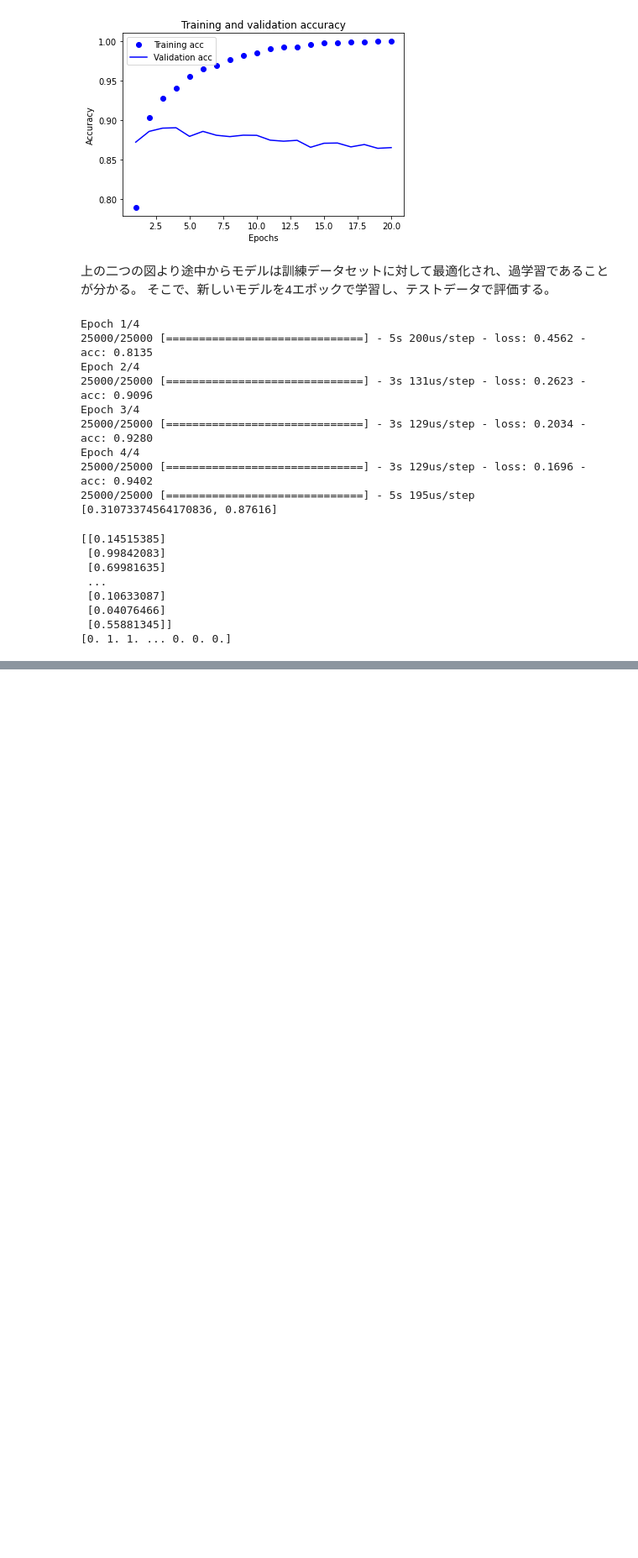
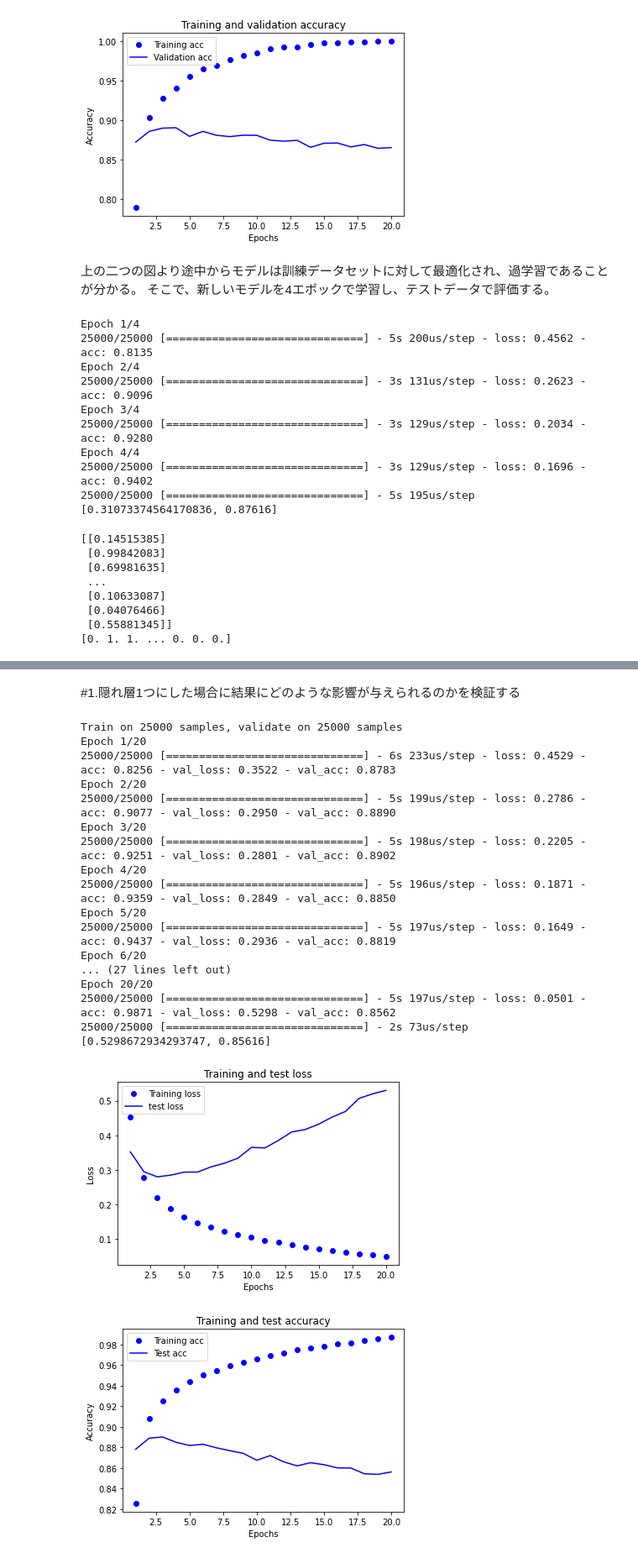
Before and after one commit to zakio10/Hello-World, a Jupyter notebook: IMDb_binary_classification.ipynb, the cells around one changed output, grey strips where cells are left out. Shown: that part at 84% size. Cells and saved outputs as stored; diff of their text form; code cells hidden in the pictures; blank space fills up the shorter version.

```diff
--- a/IMDb_binary_classification.ipynb
+++ b/IMDb_binary_classification.ipynb
@@ -204,0 +214,71 @@ print(y_test)
+# %% [markdown]
+#1.隠れ層1つにした場合に結果にどのような影響が与えられるのかを検証する
+# %%
+#1.隠れ層1つにした場合に結果にどのような影響が与えられるのかを検証する
+#モデルを初期化
+model = models.Sequential()
+model.add(layers.Dense(16, activation='relu', input_shape=(10000,)))
+model.add(layers.Dense(1, activation='sigmoid'))
+
+model.compile(optimizer='rmsprop', loss='binary_crossentropy', metrics=['accuracy'])
+
+history = model.fit(x_train, y_train, epochs=20, batch_size=512, validation_data=(x_test, y_test))
+results = model.evaluate(x_test, y_test)
+
+#モデルのテストデータに対する損失値と評価値を返す
+#https://keras.io/ja/models/model/#evaluate
+print(results)
+
+#訓練データとテストデータでの損失値をプロットする
+import matplotlib.pyplot as plt
+
+history_dict = history.history
+loss_values = history_dict['loss']
+val_loss_values = history_dict['val_loss']
+
+epochs = range(1, len(loss_values) + 1)
+
+#"bo"は"blue dot"(青のドット)を意味する
+plt.plot(epochs, loss_values, 'bo', label='Training loss')
+#"b"は"solid blue line"(青の実線)を意味する
+plt.plot(epochs, val_loss_values, 'b', label='test loss')
+plt.title('Training and test loss')
+plt.xlabel('Epochs')
+plt.ylabel('Loss')
+plt.legend()
+plt.show()
+
+#訓練データとテストデータでの正答率をプロット(3-10)
+#図を消去
+plt.clf()
+
+acc = history_dict['acc']
+val_acc = history_dict['val_acc']
+
+plt.plot(epochs, acc, 'bo', label='Training acc')
+plt.plot(epochs, val_acc, 'b', label='Test acc')
+plt.title('Training and test accuracy')
+plt.xlabel('Epochs')
+plt.ylabel('Accuracy')
+plt.legend()
+plt.show()
+# %% [output]
+Train on 25000 samples, validate on 25000 samples
+Epoch 1/20
+25000/25000 [==============================] - 6s 233us/step - loss: 0.4529 - acc: 0.8256 - val_loss: 0.3522 - val_acc: 0.8783
+Epoch 2/20
+25000/25000 [==============================] - 5s 199us/step - loss: 0.2786 - acc: 0.9077 - val_loss: 0.2950 - val_acc: 0.8890
+Epoch 3/20
+25000/25000 [==============================] - 5s 198us/step - loss: 0.2205 - acc: 0.9251 - val_loss: 0.2801 - val_acc: 0.8902
+Epoch 4/20
+25000/25000 [==============================] - 5s 196us/step - loss: 0.1871 - acc: 0.9359 - val_loss: 0.2849 - val_acc: 0.8850
+Epoch 5/20
+25000/25000 [==============================] - 5s 197us/step - loss: 0.1649 - acc: 0.9437 - val_loss: 0.2936 - val_acc: 0.8819
+Epoch 6/20
+... (27 lines left out)
+Epoch 20/20
+25000/25000 [==============================] - 5s 197us/step - loss: 0.0501 - acc: 0.9871 - val_loss: 0.5298 - val_acc: 0.8562
+25000/25000 [==============================] - 2s 73us/step
+[0.5298672934293747, 0.85616]
+[figure, added]
+[figure, added]
```
Also changed, not shown: parts of 6 cells of this notebook.
